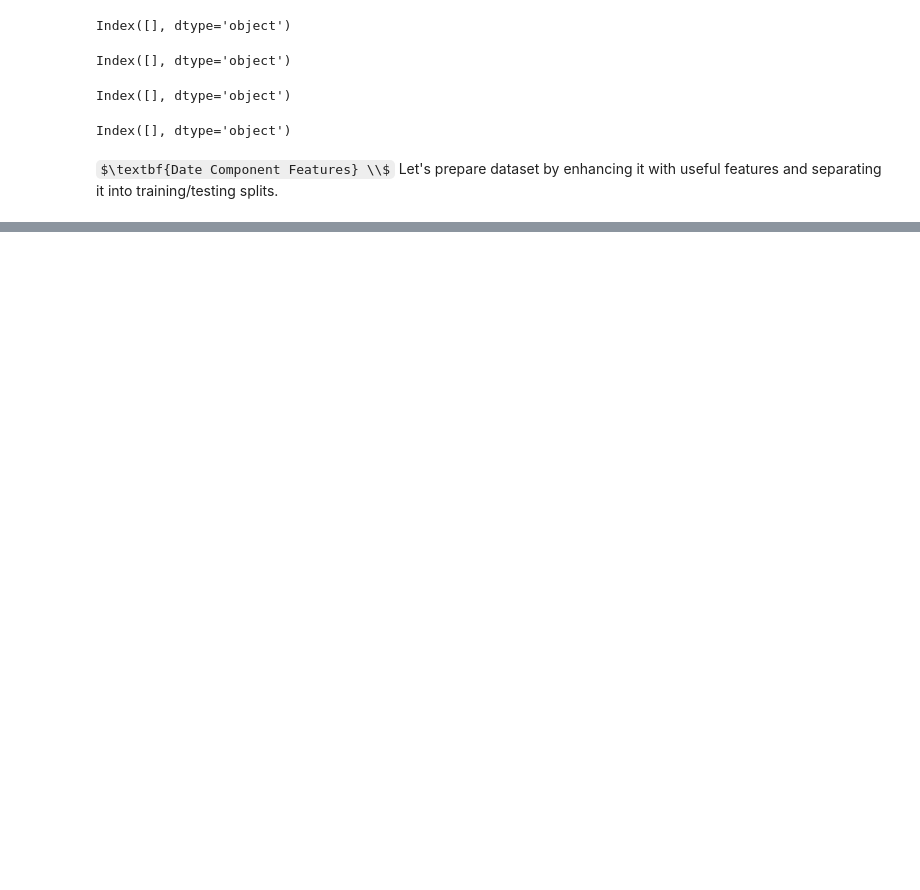
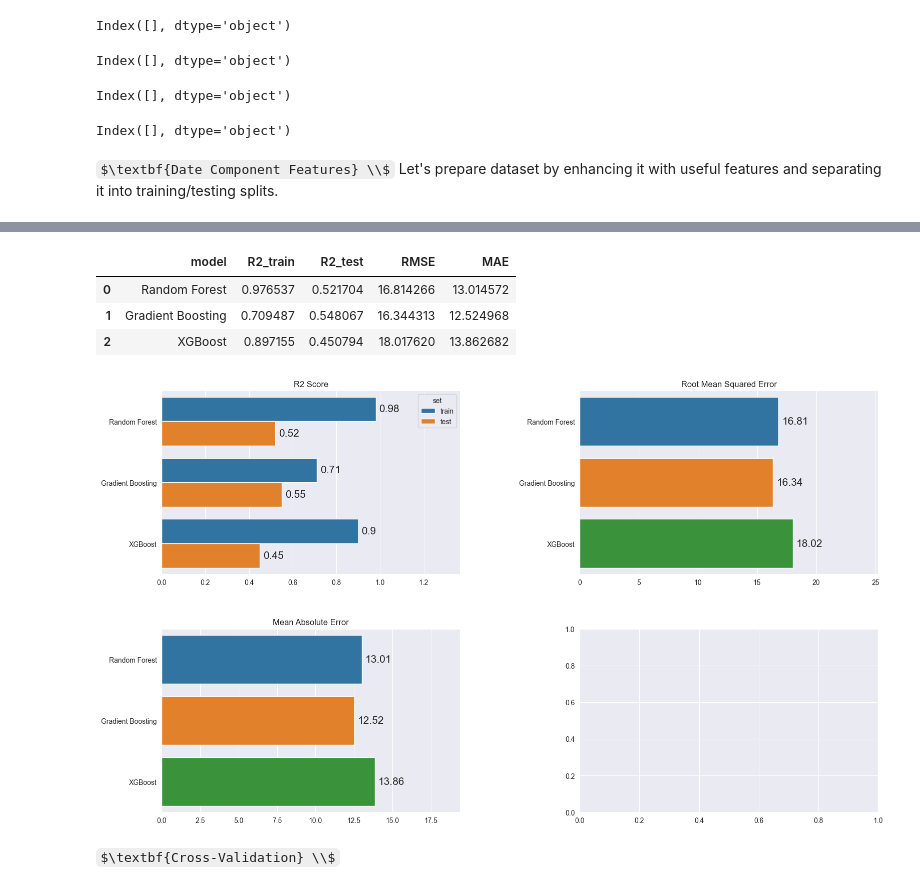
Before and after one commit to PyFon-hub/Masters_Thesis, a Jupyter notebook: Time_Series_Forecasting/Data_Forecasting.ipynb, the cells around one changed output, grey strips where cells are left out. Cells and saved outputs as stored; diff of their text form; code cells hidden in the pictures; some formulas as TeX source; blank space fills up the shorter version.

```diff
--- a/Time_Series_Forecasting/Data_Forecasting.ipynb
+++ b/Time_Series_Forecasting/Data_Forecasting.ipynb
@@ -56,0 +167,2 @@ df = create_features(df)
+# %%
+train_x, train_y, test_x, test_y  = train_test_split(df, split = .8, predictors= predictors, target= target_feature)
@@ -56,0 +212,49 @@ df = create_features(df)
+# %%
+prediction_scores = model_scorces(models)
+prediction_scores
+# %% [output]
+|  | model | R2_train | R2_test | RMSE | MAE |
+| 0 | Random Forest | 0.976537 | 0.521704 | 16.814266 | 13.014572 |
+| 1 | Gradient Boosting | 0.709487 | 0.548067 | 16.344313 | 12.524968 |
+| 2 | XGBoost | 0.897155 | 0.450794 | 18.017620 | 13.862682 |
+# %%
+def plot_estimator_scores(scores):
+    r2_melt = scores[['model', 'R2_train', 'R2_test']].rename(columns={"R2_train": "train", "R2_test": "test"})
+    r2_melt = r2_melt.melt(id_vars= ['model'], value_vars= ['train', 'test'], value_name= 'score', var_name= 'set')
+
+    fig, axes = plt.subplots(nrows= 2, ncols= 2, figsize = (15,9))
+    fig.tight_layout()
+    fig.subplots_adjust(hspace=0.3, wspace=0.4)
+
+    sns.barplot(data=r2_melt.round(2), x='score', y='model', hue='set', orient='h', ax=axes[0,0])
+    sns.barplot(data=scores.round(2), x='RMSE', y='model', orient='h', ax=axes[0,1] , hue= 'model')
+    sns.barplot(data=scores.round(2), x='MAE', y='model', orient='h', ax=axes[1,0] , hue= 'model')
+
+    axes[0,0].set_title('R2 Score')
+    for i in range(2):
+        axes[0,0].bar_label(axes[0,0].containers[i], size=15, padding=5)
+
+    axes[0,0].set(xlabel=None, ylabel=None)
+    axes[0,0].set_xlim(0, max(r2_melt['score'])*1.4)
+
+    axes[0,1].set_title('Root Mean Squared Error')
+    for i in range(3):
+        axes[0,1].bar_label(axes[0,1].containers[i], size=15, padding=5)
+
+    axes[0,1].set(xlabel=None, ylabel=None)
+    axes[0,1].set_xlim(0, max(scores['RMSE'])*1.4)
+
+    axes[1,0].set_title('Mean Absolute Error')
+    for i in range(3):
+        axes[1,0].bar_label(axes[1,0].containers[i], size=15, padding=5)
+
+    axes[1,0].set(xlabel=None, ylabel=None)
+    axes[1,0].set_xlim(0, max(scores['MAE'])*1.4)
+
+    plt.show()
+# %%
+plot_estimator_scores(prediction_scores)
+# %% [output]
+[figure, added]
+# %% [markdown]
+$\textbf{Cross-Validation} \\$
```
Also changed, not shown: parts of 46 cells of this notebook, 1 other file.
